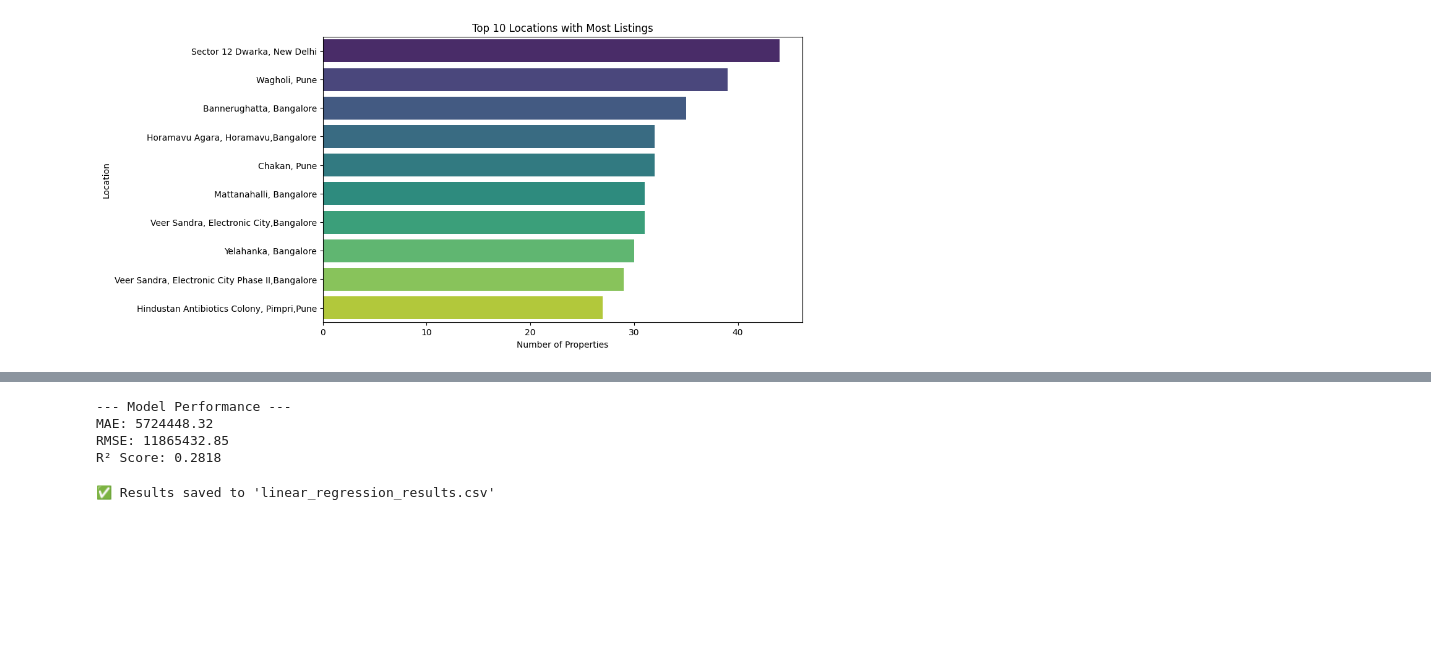
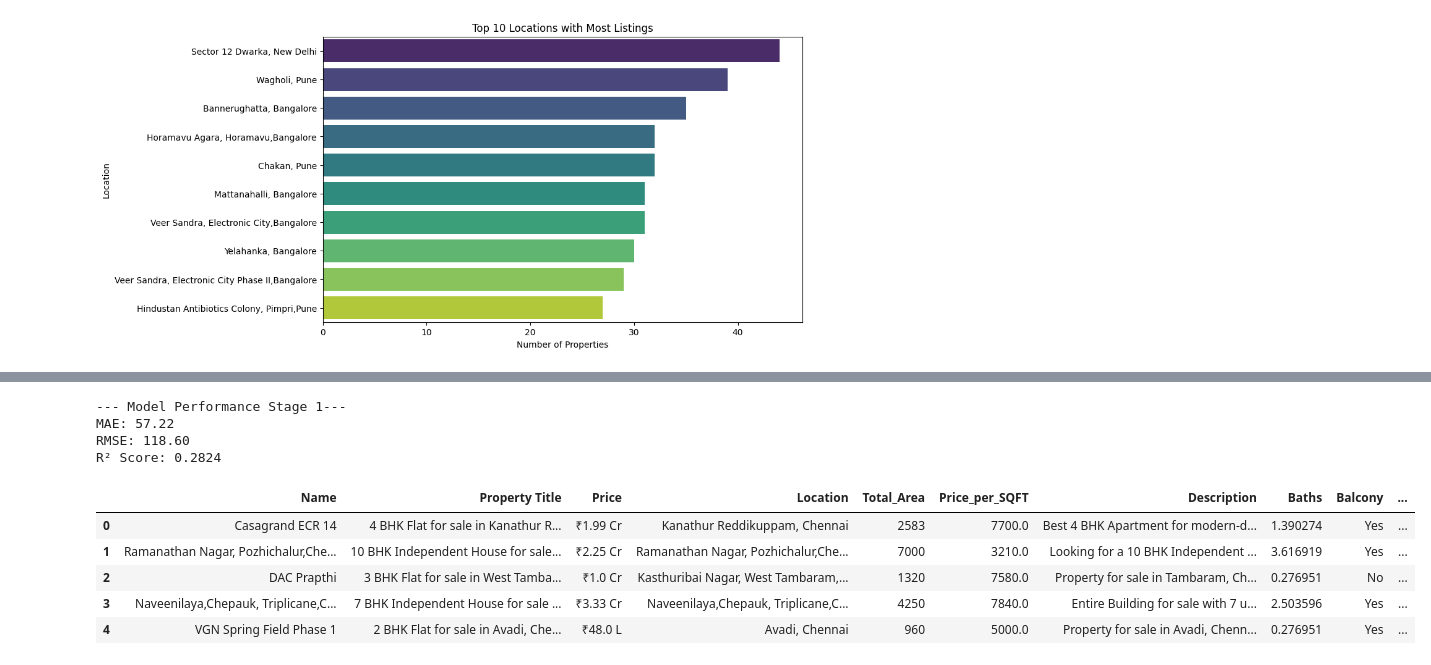
Before and after one commit to AabidMK/RealtyAI_Infosys_Internship_Aug2025, a Jupyter notebook: Price_Prediction.ipynb, the cells around one changed output, grey strips where cells are left out. Drawn from its saved outputs; the diff is of its cells as text; code cells hidden in the pictures; blank space fills up the shorter version.

```diff
--- a/Price_Prediction.ipynb
+++ b/Price_Prediction.ipynb
@@ -221,10 +247,31 @@ print(y_pred)
 # %%
-#Evaluate
-y_pred = model.predict(X_test)
+# Features & Target
+features = [
+    "Total_Area",
+    "Price_per_SQFT",
+    "Baths",
+    "Balcony_Cleaned",
+    "BHK"
+]
+X = df[features].fillna(df[features].median())
+y = df["Price_Lakhs"]
+
+# Train-Test Split
+X_train, X_test, y_train, y_test = train_test_split(
+    X, y, test_size=0.2, random_state=42
+)
+
+# Train Linear Regression
+lin_reg = LinearRegression()
+lin_reg.fit(X_train, y_train)
+
+# Predictions
+y_pred = lin_reg.predict(X_test)
+
 mae = mean_absolute_error(y_test, y_pred)
 rmse = np.sqrt(mean_squared_error(y_test, y_pred))
 r2 = r2_score(y_test, y_pred)
-print("\n--- Model Performance ---")
+print("\n--- Model Performance Stage 1---")
 print(f"MAE: {mae:.2f}")
 print(f"RMSE: {rmse:.2f}")
 print(f"R² Score: {r2:.4f}")
@@ -232,19 +279,37 @@ print(f"R² Score: {r2:.4f}")
 #RMSE: Penalizes larger errors more.
 #R² Score: Goodness of fit (closer to 1 = better).
 # %% [output]
---- Model Performance ---
-MAE: 5724448.32
-RMSE: 11865432.85
-R² Score: 0.2818
+--- Model Performance Stage 1---
+MAE: 57.22
+RMSE: 118.60
+R² Score: 0.2824
-# %%
-#Save Results to CSV
-results = pd.DataFrame({
-    "Metric": ["MAE", "RMSE", "R2 Score"],
-    "Value": [mae, rmse, r2]
-})
-
-results.to_csv("linear_regression_results.csv", index=False)
-
-print("✅ Results saved to 'linear_regression_results.csv'")
-# %% [output]
-✅ Results saved to 'linear_regression_results.csv'
+# %%
+# Log Transform numerical features log(1+x)
+# Many real estate features are skewed (few very large values).
+# Log transformation reduces skewness and brings distributions closer to normal.
+df["Total_Area_Log"] = np.log1p(df["Total_Area"])
+df["Price_per_SQFT_Log"] = np.log1p(df["Price_per_SQFT"])
+# %%
+# Target Encoding (City, Locality)
+# Each city/locality is replaced with the average price of properties there.
+city_map = df.groupby("City")["Price_Lakhs"].mean().to_dict()
+df["City_TargetEnc"] = df["City"].map(city_map)
+
+locality_map = df.groupby("Locality")["Price_Lakhs"].mean().to_dict()
+df["Locality_TargetEnc"] = df["Locality"].map(locality_map)
+# %%
+# Standard Scaling
+# Prevents features with larger ranges (like area) from dominating smaller ones (like baths).
+from sklearn.preprocessing import StandardScaler
+num_cols = ["Total_Area_Log", "Price_per_SQFT_Log", "Baths", "BHK", "Balcony_Cleaned"]
+scaler = StandardScaler()
+df[num_cols] = scaler.fit_transform(df[num_cols])
+# %%
+df.head()
+# %% [output]
+|  | Name | Property Title | Price | Location | Total_Area | Price_per_SQFT | Description | Baths | Balcony | ... |
+| 0 | Casagrand ECR 14 | 4 BHK Flat for sale in Kanathur R... | ₹1.99 Cr | Kanathur Reddikuppam, Chennai | 2583 | 7700.0 | Best 4 BHK Apartment for modern-d... | 1.390274 | Yes | ... |
+| 1 | Ramanathan Nagar, Pozhichalur,Che... | 10 BHK Independent House for sale... | ₹2.25 Cr | Ramanathan Nagar, Pozhichalur,Che... | 7000 | 3210.0 | Looking for a 10 BHK Independent ... | 3.616919 | Yes | ... |
+| 2 | DAC Prapthi | 3 BHK Flat for sale in West Tamba... | ₹1.0 Cr | Kasthuribai Nagar, West Tambaram,... | 1320 | 7580.0 | Property for sale in Tambaram, Ch... | 0.276951 | No | ... |
+| 3 | Naveenilaya,Chepauk, Triplicane,C... | 7 BHK Independent House for sale ... | ₹3.33 Cr | Naveenilaya,Chepauk, Triplicane,C... | 4250 | 7840.0 | Entire Building for sale with 7 u... | 2.503596 | Yes | ... |
+| 4 | VGN Spring Field Phase 1 | 2 BHK Flat for sale in Avadi, Che... | ₹48.0 L | Avadi, Chennai | 960 | 5000.0 | Property for sale in Avadi, Chenn... | 0.276951 | Yes | ... |
```
Also changed, not shown: parts of 17 cells of this notebook.
